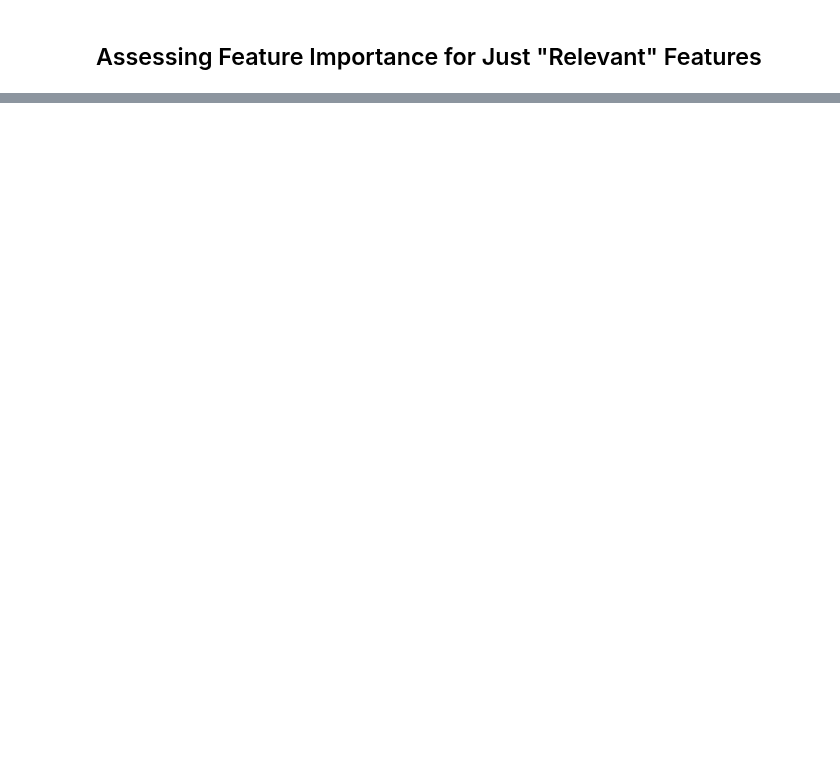
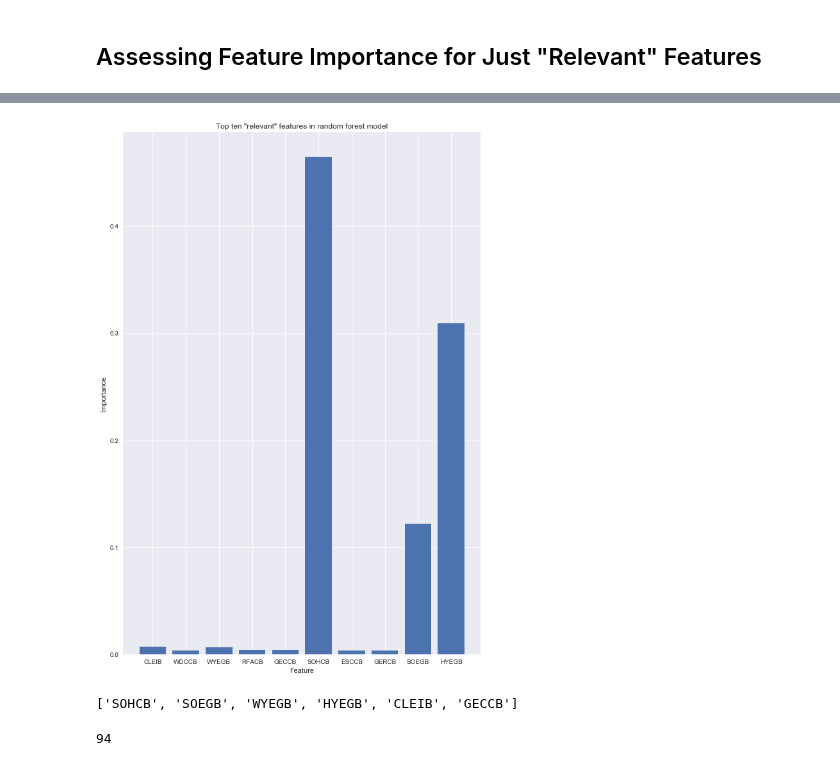
Before and after one commit to charmoniumQ/MCM-2018, a Jupyter notebook: MCM-Data-Analysis.ipynb, the cells around one changed output, grey strips where cells are left out. Saved outputs shown, nothing was run; the diff lists cells and outputs as text; code cells hidden in the pictures; blank space fills up the shorter version.

Commit message:
Selected 94 tentative energy profile features based on relevance and importance

```diff
--- a/MCM-Data-Analysis.ipynb
+++ b/MCM-Data-Analysis.ipynb
@@ -337,0 +723,2 @@ random_forest_less_vars.feature_importances_
+# %%
+feature_importances_2 = dict(zip(relevant_vars, random_forest_less_vars.feature_importances_))
@@ -337,0 +745,12 @@ random_forest_less_vars.feature_importances_
+# %%
+top_50_feats_relevant = sorted(feature_importances_2.items(), key=lambda x: x[1])[-50:]
+# %%
+plt.figure(figsize=(10,15))
+plt.bar(range(len(dict(top_50_feats_relevant[-10:]))), dict(top_50_feats_relevant[-10:]).values(), align='center')
+plt.xticks(range(len(dict(top_50_feats_relevant[-10:]))), list(dict(top_50_feats_relevant[-10:]).keys()))
+plt.title('Top ten "relevant" features in random forest model')
+plt.xlabel('Feature')
+plt.ylabel('Importance')
+plt.show()
+# %% [output]
+[figure, added]
@@ -337,0 +762,4 @@ random_forest_less_vars.feature_importances_
+# %%
+relevant_and_important
+# %% [output]
+['SOHCB', 'SOEGB', 'WYEGB', 'HYEGB', 'CLEIB', 'GECCB']
@@ -337,0 +769,4 @@ random_forest_less_vars.feature_importances_
+# %%
+len(selected_energy_profile_feats)
+# %% [output]
+94
```
Also changed, not shown: parts of 42 cells of this notebook.
